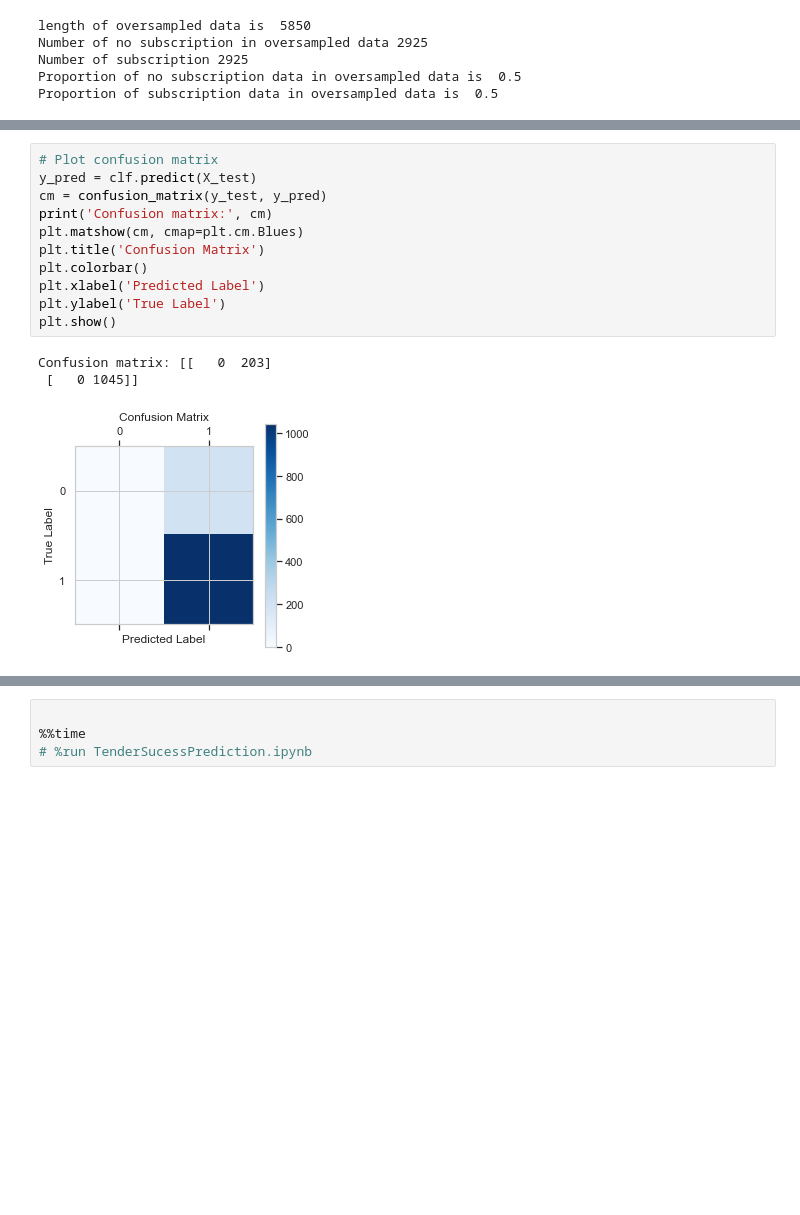
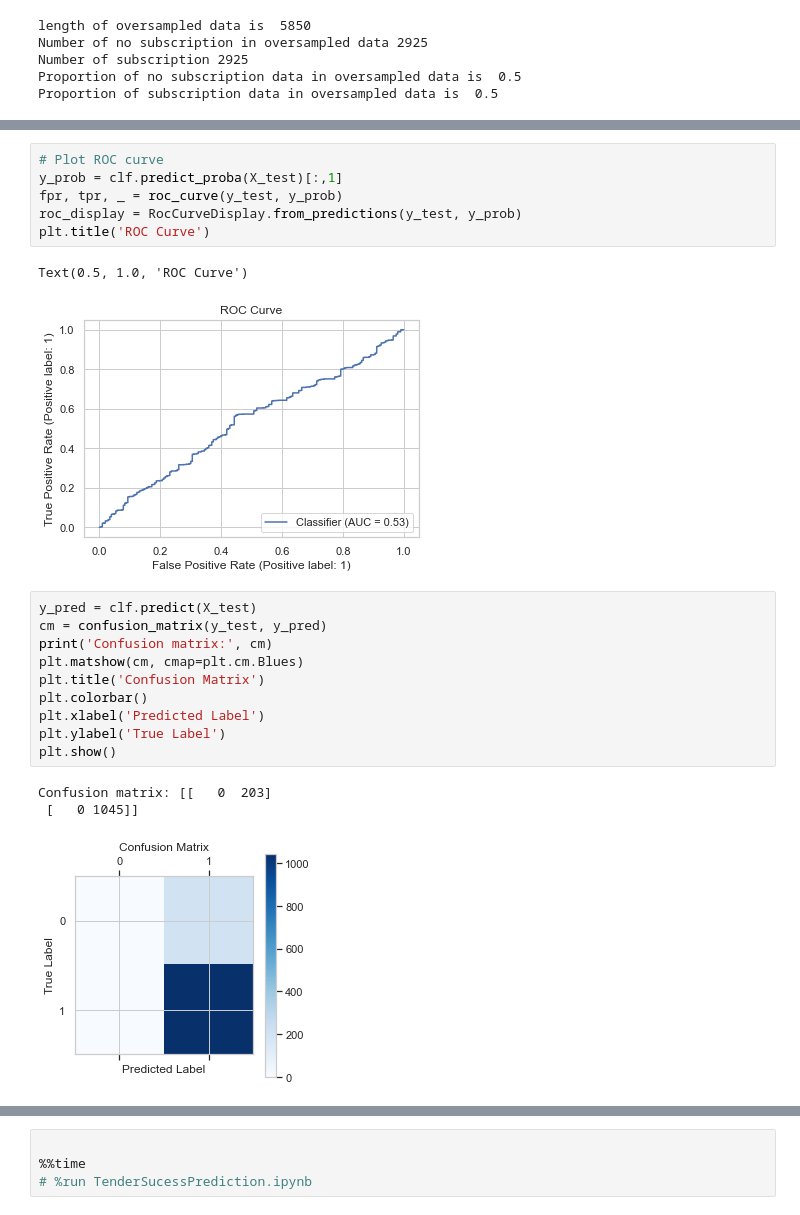
Before and after one commit to karthikeyanVK/MAWSPredictionModel, a Jupyter notebook: TenderSucessPrediction.ipynb, the cells around one changed output, grey strips where cells are left out. Cells and saved outputs as stored; diff of their text form; blank space fills up the shorter version.

```diff
--- a/TenderSucessPrediction.ipynb
+++ b/TenderSucessPrediction.ipynb
@@ -276,5 +267,13 @@ plot_roc_curve(clf, X_test, y_test)
+# %%
+# Plot ROC curve
+y_prob = clf.predict_proba(X_test)[:,1]
+fpr, tpr, _ = roc_curve(y_test, y_prob)
+roc_display = RocCurveDisplay.from_predictions(y_test, y_prob)
+plt.title('ROC Curve')
+# %% [output]
+Text(0.5, 1.0, 'ROC Curve')
+[figure, added]
 # %%
-# Plot confusion matrix
 y_pred = clf.predict(X_test)
 cm = confusion_matrix(y_test, y_pred)
 print('Confusion matrix:', cm)
```
Also changed, not shown: parts of 6 cells of this notebook.
